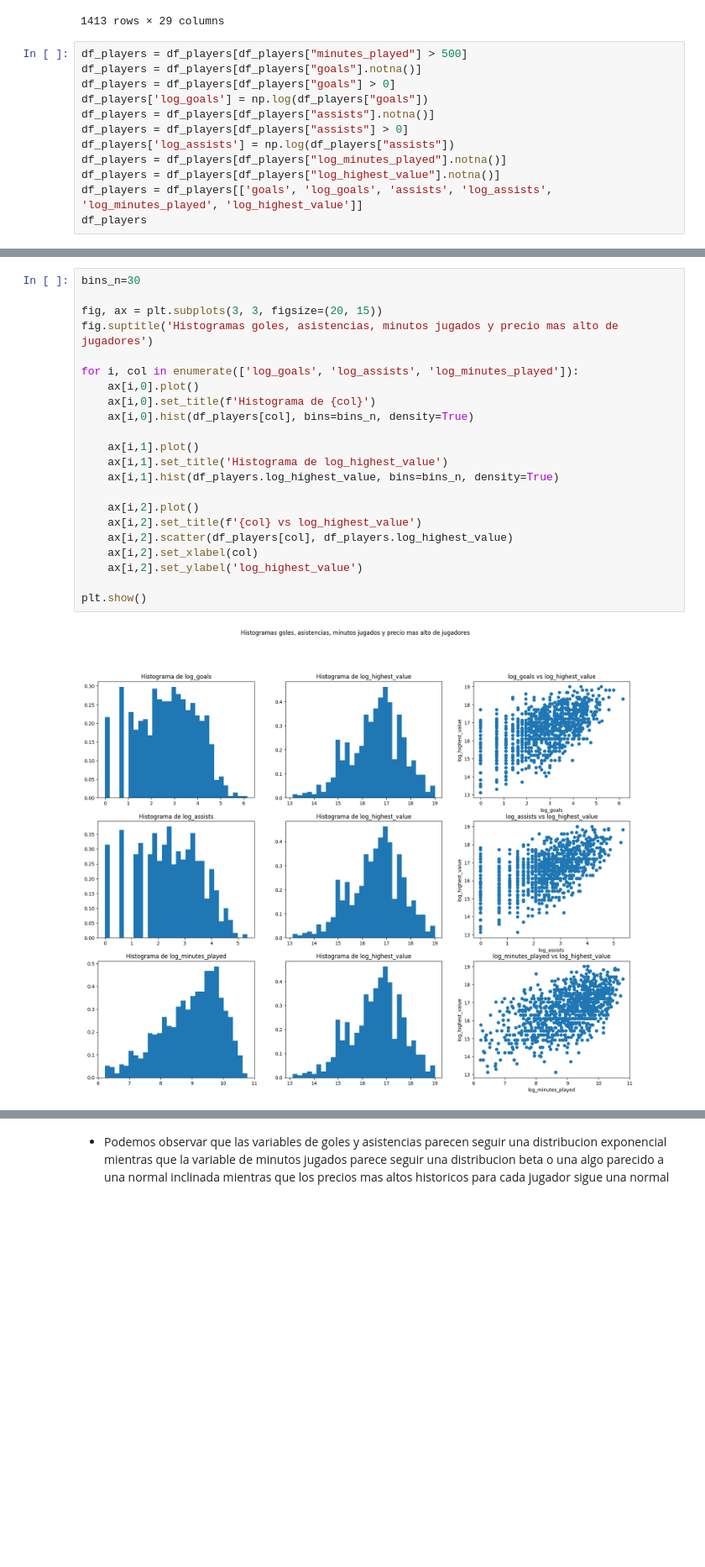
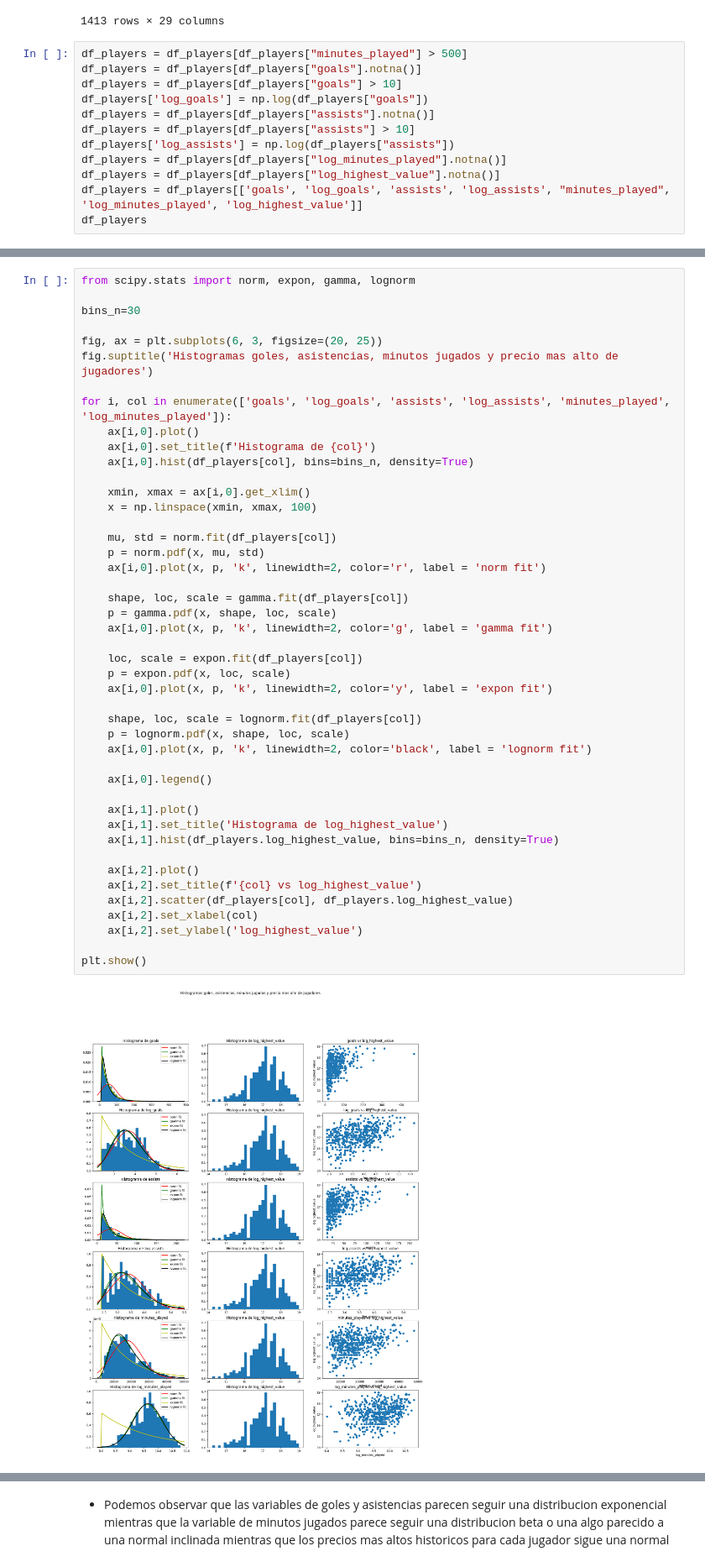
Before and after one commit to MatiMoran/EstimacionBayesiana, a Jupyter notebook: entregables/2/entrega_2_con_futbol.ipynb, the cells around one changed output, grey strips where cells are left out. Shown at 84% size. Cells and saved outputs as stored; diff of their text form; blank space fills up the shorter version.

```diff
--- a/entregables/2/entrega_2_con_futbol.ipynb
+++ b/entregables/2/entrega_2_con_futbol.ipynb
@@ -177,13 +177,13 @@ df_players
 # %%
 df_players = df_players[df_players["minutes_played"] > 500]
 df_players = df_players[df_players["goals"].notna()]
-df_players = df_players[df_players["goals"] > 0]
+df_players = df_players[df_players["goals"] > 10]
 df_players['log_goals'] = np.log(df_players["goals"])
 df_players = df_players[df_players["assists"].notna()]
-df_players = df_players[df_players["assists"] > 0]
+df_players = df_players[df_players["assists"] > 10]
 df_players['log_assists'] = np.log(df_players["assists"])
 df_players = df_players[df_players["log_minutes_played"].notna()]
 df_players = df_players[df_players["log_highest_value"].notna()]
-df_players = df_players[['goals', 'log_goals', 'assists', 'log_assists', 'log_minutes_played', 'log_highest_value']]
+df_players = df_players[['goals', 'log_goals', 'assists', 'log_assists', "minutes_played", 'log_minutes_played', 'log_highest_value']]
 df_players
 # %% [output]
@@ -203,24 +203,47 @@ df_players
 # %%
+from scipy.stats import norm, expon, gamma, lognorm
+
 bins_n=30
 
-fig, ax = plt.subplots(3, 3, figsize=(20, 15))
+fig, ax = plt.subplots(6, 3, figsize=(20, 25))
 fig.suptitle('Histogramas goles, asistencias, minutos jugados y precio mas alto de jugadores')
 
-for i, col in enumerate(['log_goals', 'log_assists', 'log_minutes_played']):
+for i, col in enumerate(['goals', 'log_goals', 'assists', 'log_assists', 'minutes_played', 'log_minutes_played']):
     ax[i,0].plot()
     ax[i,0].set_title(f'Histograma de {col}')
     ax[i,0].hist(df_players[col], bins=bins_n, density=True)
+
+    xmin, xmax = ax[i,0].get_xlim()
+    x = np.linspace(xmin, xmax, 100)
+
+    mu, std = norm.fit(df_players[col])
+    p = norm.pdf(x, mu, std)
+    ax[i,0].plot(x, p, 'k', linewidth=2, color='r', label = 'norm fit')
+
+    shape, loc, scale = gamma.fit(df_players[col])
+    p = gamma.pdf(x, shape, loc, scale)
+    ax[i,0].plot(x, p, 'k', linewidth=2, color='g', label = 'gamma fit')
+
+    loc, scale = expon.fit(df_players[col])
+    p = expon.pdf(x, loc, scale)
+    ax[i,0].plot(x, p, 'k', linewidth=2, color='y', label = 'expon fit')
+
+    shape, loc, scale = lognorm.fit(df_players[col])
+    p = lognorm.pdf(x, shape, loc, scale)
+    ax[i,0].plot(x, p, 'k', linewidth=2, color='black', label = 'lognorm fit')
+
+    ax[i,0].legend()
 
     ax[i,1].plot()
     ax[i,1].set_title('Histograma de log_highest_value')
     ax[i,1].hist(df_players.log_highest_value, bins=bins_n, density=True)
 
     ax[i,2].plot()
     ax[i,2].set_title(f'{col} vs log_highest_value')
     ax[i,2].scatter(df_players[col], df_players.log_highest_value)
     ax[i,2].set_xlabel(col)
     ax[i,2].set_ylabel('log_highest_value')
 
 plt.show()
 # %% [output]
-[figure, old version]
+[figure, new version]
```
Also changed, not shown: parts of 11 cells of this notebook, 1 other file.
